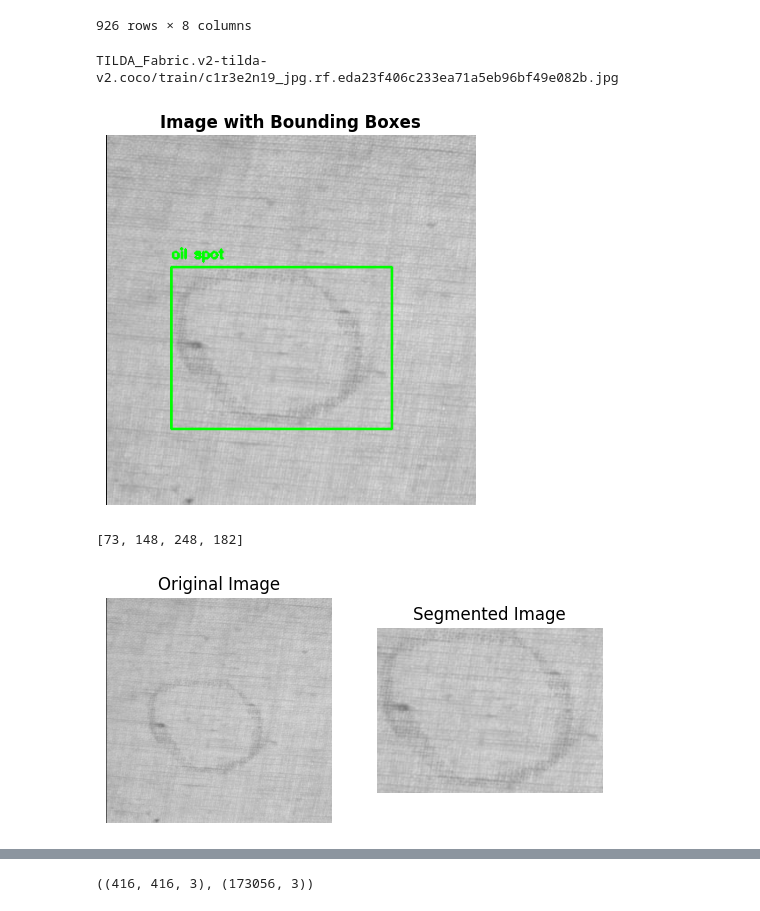
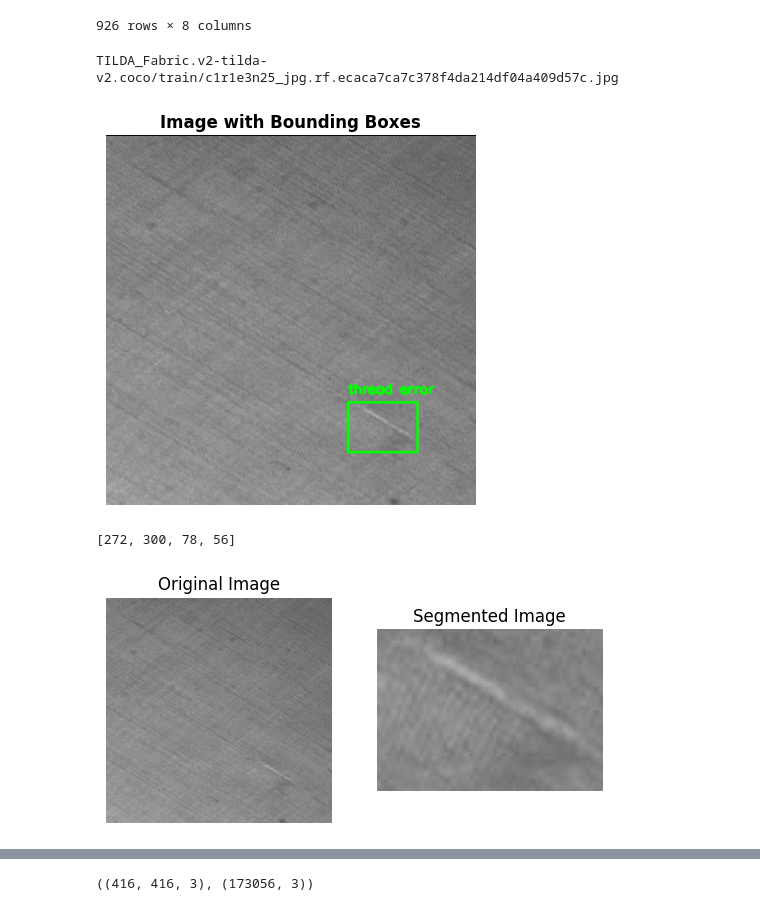
Before and after one commit to NthMark/FabricDefectDetection, a Jupyter notebook: histogram.ipynb, the cells around one changed output, grey strips where cells are left out. Drawn from its saved outputs; the diff is of its cells as text; code cells hidden in the pictures.

```diff
--- a/histogram.ipynb
+++ b/histogram.ipynb
@@ -154,18 +172,18 @@ def grabcut(image_path,annotations):
     plt.show()
 # %%
 # Example usage
-image_id = 2  # ID of the image you want to display
+image_id = 0  # ID of the image you want to display
 image_info = images_df[images_df['id'] == image_id].iloc[0]
 image_path = f"TILDA_Fabric.v2-tilda-v2.coco/train/{image_info['file_name']}"
 
 # Get annotations for this image
 image_annotations = annotations_df[annotations_df['image_id'] == image_id]
 print(image_path)
 # Visualize
 visualize_image_with_bboxes(image_path, image_annotations)
 grabcut(image_path, image_annotations)
 # %% [output]
-TILDA_Fabric.v2-tilda-v2.coco/train/c1r3e2n19_jpg.rf.eda23f406c233ea71a5eb96bf49e082b.jpg
+TILDA_Fabric.v2-tilda-v2.coco/train/c1r1e3n25_jpg.rf.ecaca7ca7c378f4da214df04a409d57c.jpg
-[figure, old version]
+[figure, new version]
-[73, 148, 248, 182]
+[272, 300, 78, 56]
-[figure, old version]
+[figure, new version]
```
Also changed, not shown: parts of 7 cells of this notebook, 1 other file.
